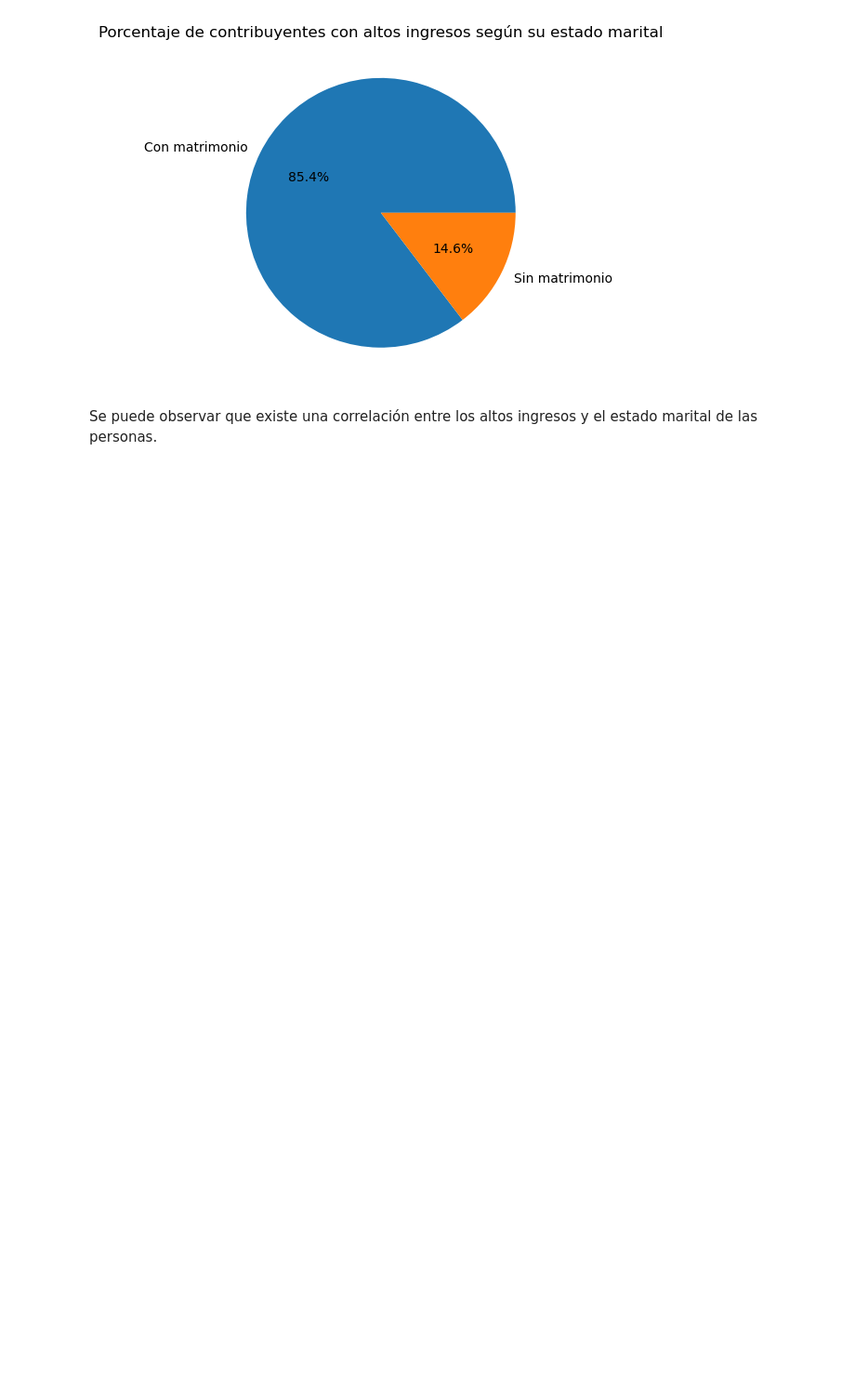
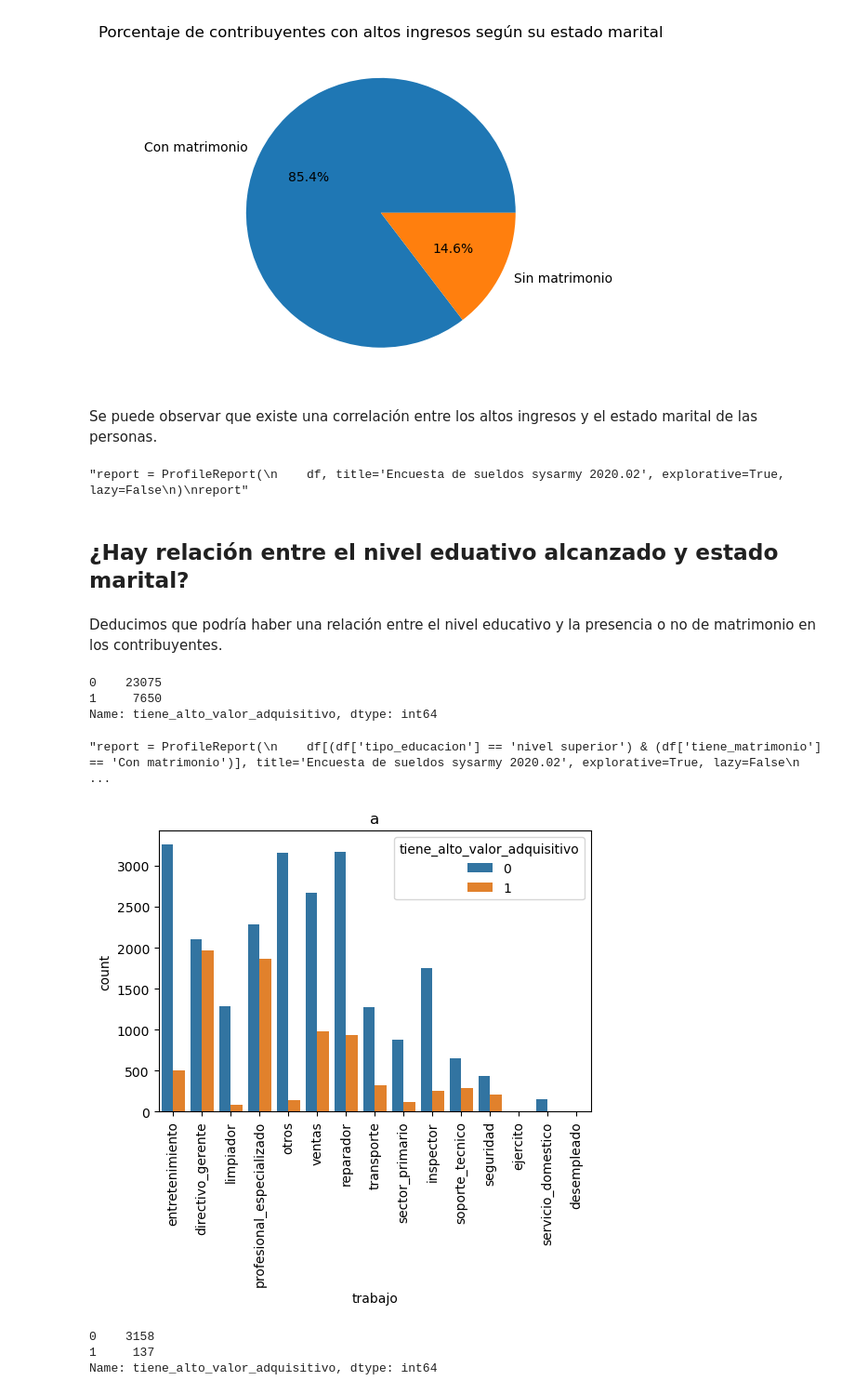
Before and after one commit to MateoCraviotto/Organizacion-de-datos-fiuba-1, a Jupyter notebook: TP1/notebookTp1.ipynb, the cells around one changed output. Shown at 93% size. Cells and saved outputs as stored; diff of their text form; code cells hidden in the pictures; blank space fills up the shorter version.

```diff
--- a/TP1/notebookTp1.ipynb
+++ b/TP1/notebookTp1.ipynb
@@ -519,3 +520,42 @@ plt.show()
 [figure]
 # %% [markdown]
 Se puede observar que existe una correlación entre los altos ingresos y el estado marital de las personas.
+# %%
+"""report = ProfileReport(
+    df, title='Encuesta de sueldos sysarmy 2020.02', explorative=True, lazy=False
+)
+report"""
+# %% [output]
+"report = ProfileReport(\n    df, title='Encuesta de sueldos sysarmy 2020.02', explorative=True, lazy=False\n)\nreport"
+# %% [markdown]
+## ¿Hay relación entre el nivel eduativo alcanzado y estado marital?
+# %% [markdown]
+Deducimos que podría haber una relación entre el nivel educativo y la presencia o no de matrimonio en los contribuyentes.
+# %%
+df.tiene_alto_valor_adquisitivo.value_counts()
+# VS 6336 con matrimonio y nivel superior
+# %% [output]
+0    23075
+1     7650
+Name: tiene_alto_valor_adquisitivo, dtype: int64
+# %%
+"""report = ProfileReport(
+    df[(df['tipo_educacion'] == 'nivel superior') & (df['tiene_matrimonio'] == 'Con matrimonio')], title='Encuesta de sueldos sysarmy 2020.02', explorative=True, lazy=False
+)
+report"""
+# %% [output]
+"report = ProfileReport(\n    df[(df['tipo_educacion'] == 'nivel superior') & (df['tiene_matrimonio'] == 'Con matrimonio')], title='Encuesta de sueldos sysarmy 2020.02', explorative=True, lazy=False\n ...
+# %%
+plt.figure(dpi=100)
+sns.countplot(data=df, x='trabajo', hue='tiene_alto_valor_adquisitivo')
+plt.xticks(rotation=90)
+plt.title("a")
+plt.show()
+# %% [output]
+[figure, added]
+# %%
+df[df['trabajo'] == 'otros'].tiene_alto_valor_adquisitivo.value_counts()
+# %% [output]
+0    3158
+1     137
+Name: tiene_alto_valor_adquisitivo, dtype: int64
```
Also changed, not shown: parts of 27 cells of this notebook.
